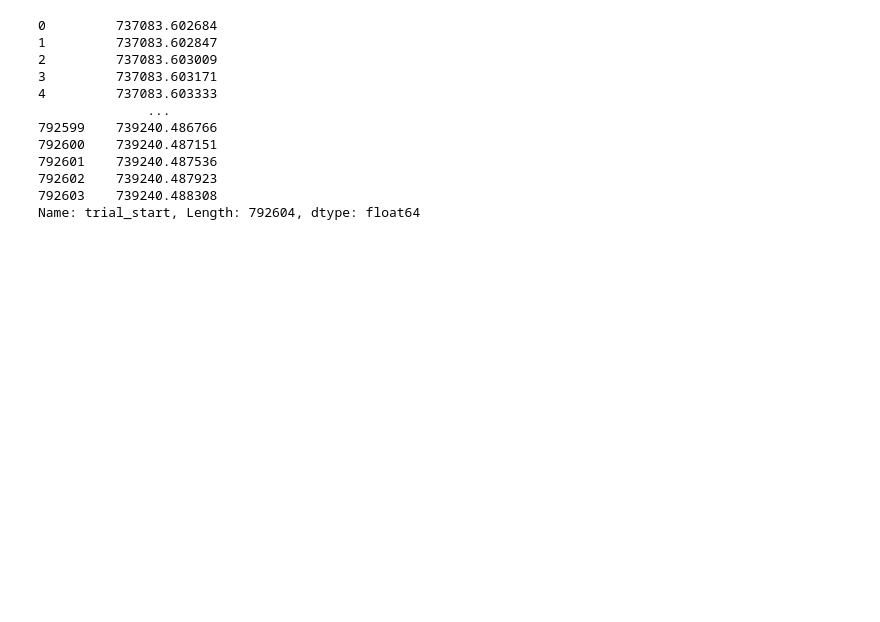
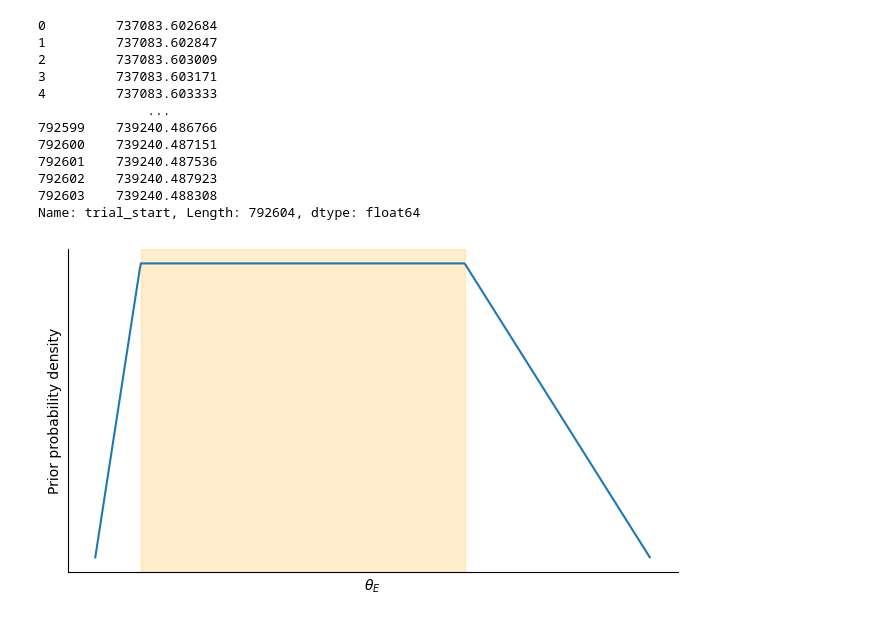
Before and after one commit to rakaar/ddm_data, a Jupyter notebook: meeting.ipynb, the cells around one changed output. Drawn from its saved outputs; the diff is of its cells as text; code cells hidden in the pictures; blank space fills up the shorter version.

```diff
--- a/meeting.ipynb
+++ b/meeting.ipynb
@@ -114,3 +114,56 @@ q['trial_start']
 792602    739240.487923
 792603    739240.488308
 Name: trial_start, Length: 792604, dtype: float64
+# %%
+import numpy as np
+import matplotlib.pyplot as plt
+
+def trapezoidal_logpdf(x, a, b, c, d):
+    x = np.asarray(x)
+    logpdf = np.full_like(x, -np.inf, dtype=float)
+    area = ((b - a) + (d - c)) / 2 + (c - b)
+    h_max = 1.0 / area
+
+    # Rising edge
+    mask1 = (a <= x) & (x <= b)
+    logpdf[mask1] = np.log(((x[mask1] - a) / (b - a)) * h_max)
+
+    # Flat top
+    mask2 = (b < x) & (x < c)
+    logpdf[mask2] = np.log(h_max)
+
+    # Falling edge
+    mask3 = (c <= x) & (x <= d)
+    logpdf[mask3] = np.log(((d - x[mask3]) / (d - c)) * h_max)
+
+    return logpdf
+
+# Bounds
+theta_E_bounds = [0.01, 6]
+theta_E_plausible_bounds = [0.5, 4]
+
+a, b = theta_E_bounds[0], theta_E_plausible_bounds[0]
+c, d = theta_E_plausible_bounds[1], theta_E_bounds[1]
+
+x = np.linspace(theta_E_bounds[0], theta_E_bounds[1], 500)
+logpdf = trapezoidal_logpdf(x, a, b, c, d)
+pdf = np.exp(logpdf)
+
+plt.figure(figsize=(7, 4))
+plt.plot(x, pdf, label='Trapezoidal Prior PDF')
+plt.axvspan(b, c, color='orange', alpha=0.2, label='Plausible bounds')
+plt.xlabel(r'$\theta_E$')
+plt.ylabel('Prior probability density')
+# plt.title('Trapezoidal Prior for $\\theta_E$')
+# plt.legend()
+plt.tight_layout()
+
+# Remove ticks and top/right spines
+plt.gca().xaxis.set_ticks([])
+plt.gca().yaxis.set_ticks([])
+plt.gca().spines['top'].set_visible(False)
+plt.gca().spines['right'].set_visible(False)
+
+plt.show()
+# %% [output]
+[figure, added]
```
Also changed, not shown: parts of 2 cells of this notebook, 3 other files.
